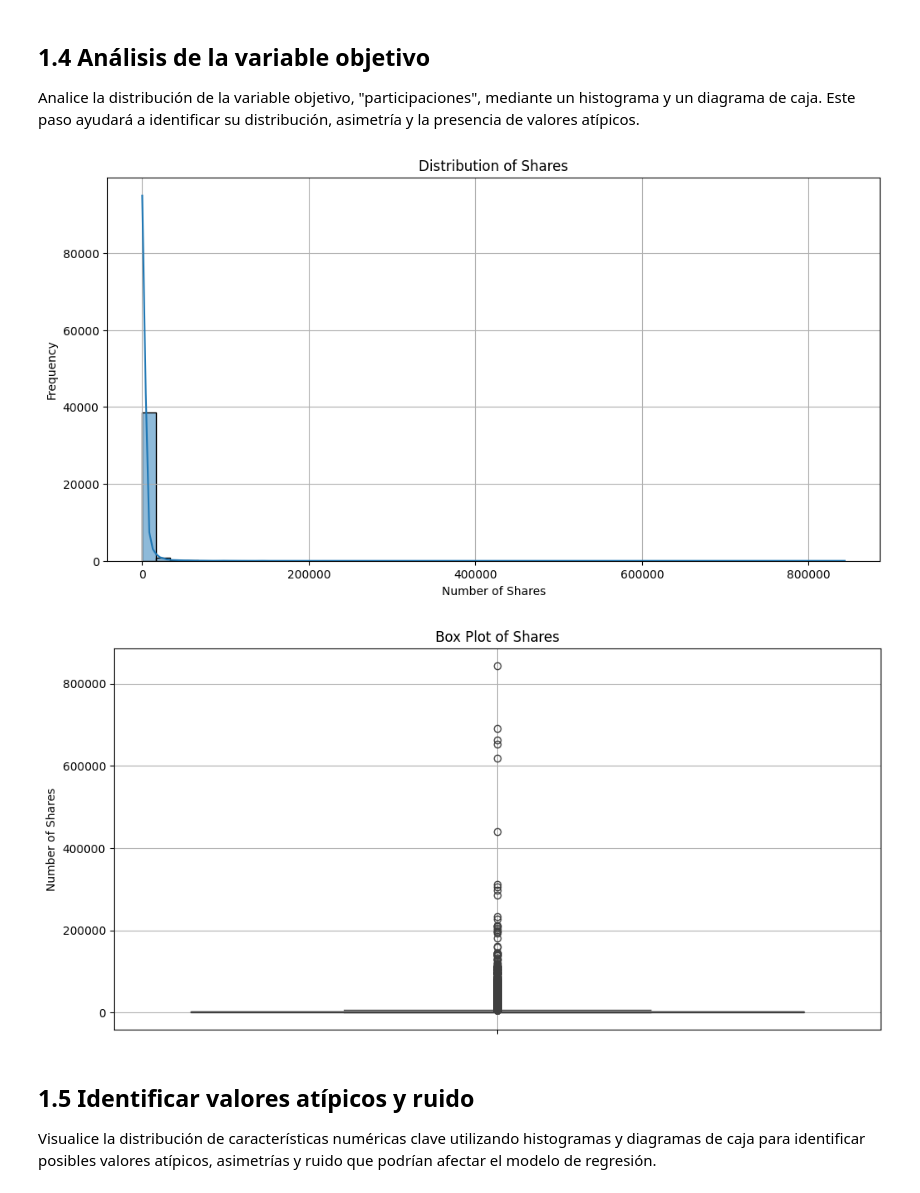
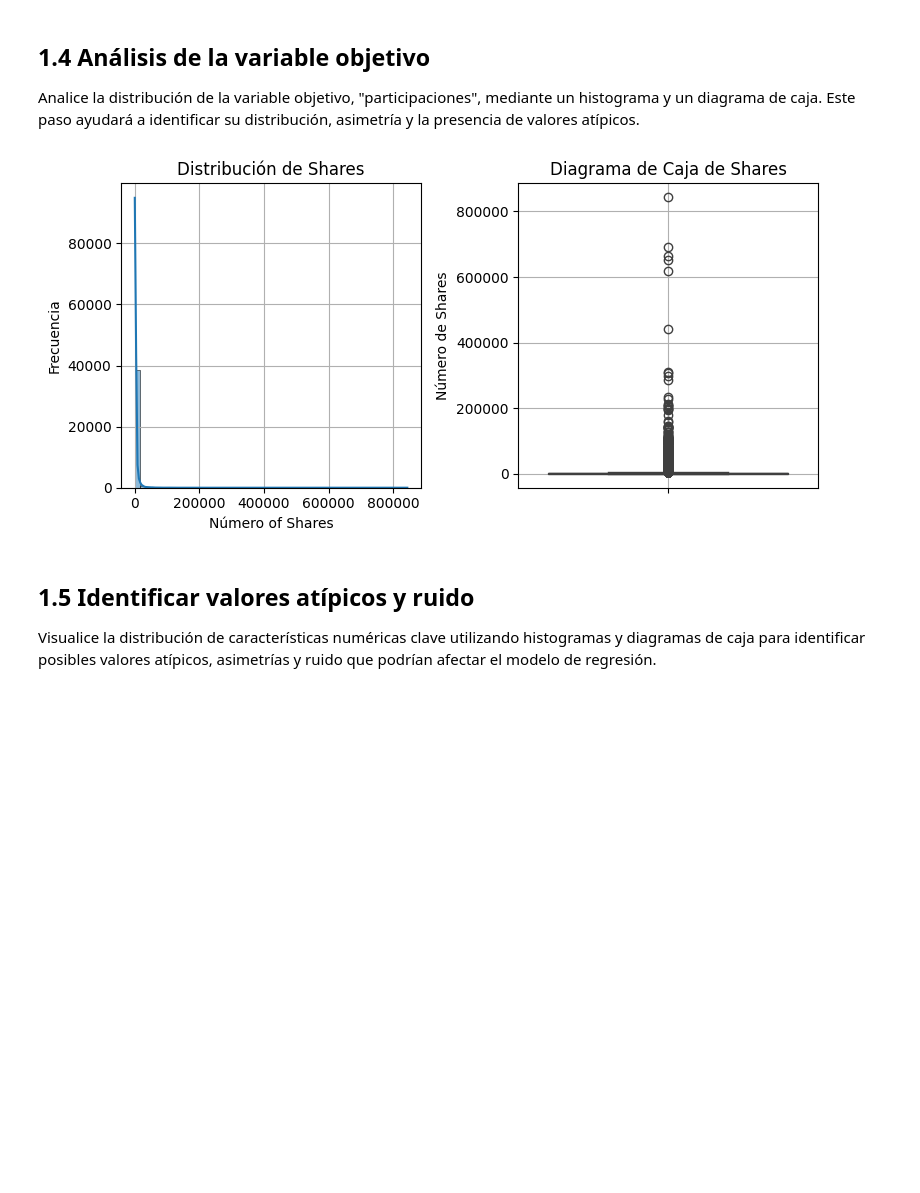
Before and after one commit to josenomberto/UTEC-CDIAV3-MCD8010, a Jupyter notebook: proyecto1_v1.1.ipynb, the cells around one changed output. Saved outputs shown, nothing was run; the diff lists cells and outputs as text; code cells hidden in the pictures; blank space fills up the shorter version.

```diff
--- a/proyecto1_v1.1.ipynb
+++ b/proyecto1_v1.1.ipynb
@@ -129,28 +129,34 @@ Analice la distribución de la variable objetivo, "participaciones", mediante un
 # %%
 #import matplotlib.pyplot as plt
 #import seaborn as sns
 
-# Create a histogram of the 'shares' column
+# Crea histograma de la columna "shares"
 
 #print(df.columns)
-plt.figure(figsize=(12, 6))
+plt.figure(figsize=(8, 4))
+
+plt.subplot(1, 2, 1) # Selecciona el primer plot en 1x2
 sns.histplot(df[' shares'], bins=50, kde=True)
-plt.title('Distribution of Shares')
-plt.xlabel('Number of Shares')
-plt.ylabel('Frequency')
+plt.title('Distribución de Shares')
+plt.xlabel('Número of Shares')
+plt.ylabel('Frecuencia')
 plt.grid(True)
+#plt.show()
+
+# Crea diagrama de caja de la columna "shares"
+plt.subplot(1, 2, 2) # # Selecciona el segundo plot en 1x2
+#plt.figure(figsize=(6, 3))
+sns.boxplot(y=df[' shares'])
+plt.title('Diagrama de Caja de Shares')
+plt.ylabel('Número de Shares')
+plt.grid(True)
+#plt.show()
+
+plt.tight_layout()
+
 plt.show()
-
-# Create a box plot of the 'shares' column
-plt.figure(figsize=(12, 6))
-sns.boxplot(y=df[' shares'])
-plt.title('Box Plot of Shares')
-plt.ylabel('Number of Shares')
-plt.grid(True)
-plt.show()
 # %% [output]
-[figure, old version]
+[figure, new version]
-[figure, removed]
 # %% [markdown]
 ## 1.5 Identificar valores atípicos y ruido
 
```
Also changed, not shown: parts of 56 cells of this notebook.
